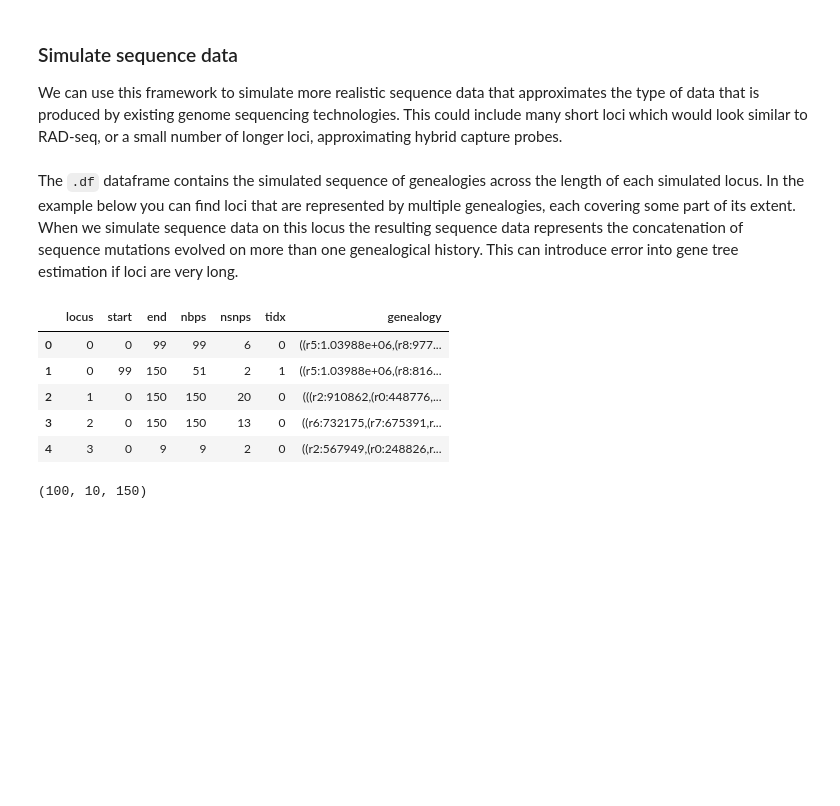
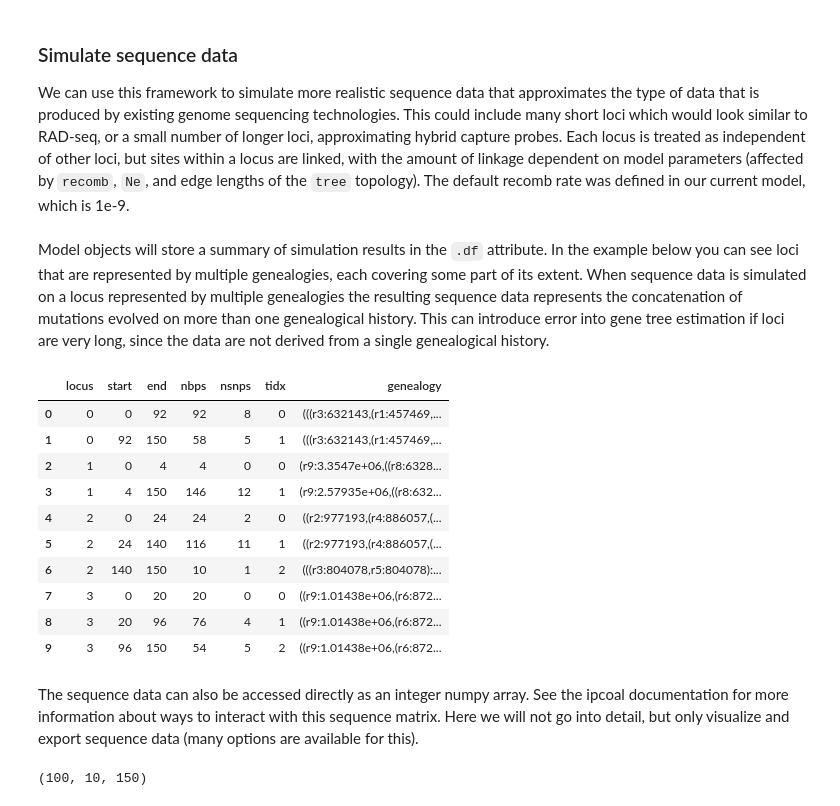
Before and after one commit to genomics-course/2020-ipcoal, a Jupyter notebook: nb-1-introduction.ipynb, the cells around one changed output. Drawn from its saved outputs; the diff is of its cells as text; code cells hidden in the pictures; blank space fills up the shorter version.

```diff
--- a/nb-1-introduction.ipynb
+++ b/nb-1-introduction.ipynb
@@ -165,4 +178,4 @@ mtre.draw(ts='c', layout='d', tip_labels=True, shared_axes=True, height=200, fix
 # %% [markdown]
 ### Simulate sequence data
-We can use this framework to simulate more realistic sequence data that approximates the type of data that is produced by existing genome sequencing technologies. This could include many short loci which would look similar to RAD-seq, or a small number of longer loci, approximating hybrid capture probes.
+We can use this framework to simulate more realistic sequence data that approximates the type of data that is produced by existing genome sequencing technologies. This could include many short loci which would look similar to RAD-seq, or a small number of longer loci, approximating hybrid capture probes. Each locus is treated as independent of other loci, but sites within a locus are linked, with the amount of linkage dependent on model parameters (affected by `recomb`, `Ne`, and edge lengths of the `tree` topology). The default recomb rate was defined in our current model, which is 1e-9.
 # %%
@@ -170,14 +183,21 @@ We can use this framework to simulate more realistic sequence data that approxim
 model.sim_loci(nloci=100, nsites=150)
 # %% [markdown]
-The `.df` dataframe contains the simulated sequence of genealogies across the length of each simulated locus. In the example below you can find loci that are represented by multiple genealogies, each covering some part of its extent. When we simulate sequence data on this locus the resulting sequence data represents the concatenation of sequence mutations evolved on more than one genealogical history. This can introduce error into gene tree estimation if loci are very long.
+Model objects will store a summary of simulation results in the `.df` attribute. In the example below you can see loci that are represented by multiple genealogies, each covering some part of its extent. When sequence data is simulated on a locus represented by multiple genealogies the resulting sequence data represents the concatenation of mutations evolved on more than one genealogical history. This can introduce error into gene tree estimation if loci are very long, since the data are not derived from a single genealogical history.
 # %%
 # the genealogical variation is also stored in a dataframe
-model.df.head()
+model.df.head(10)
 # %% [output]
 |  | locus | start | end | nbps | nsnps | tidx | genealogy |
-| 0 | 0 | 0 | 99 | 99 | 6 | 0 | ((r5:1.03988e+06,(r8:977... |
-| 1 | 0 | 99 | 150 | 51 | 2 | 1 | ((r5:1.03988e+06,(r8:816... |
-| 2 | 1 | 0 | 150 | 150 | 20 | 0 | (((r2:910862,(r0:448776,... |
-| 3 | 2 | 0 | 150 | 150 | 13 | 0 | ((r6:732175,(r7:675391,r... |
-| 4 | 3 | 0 | 9 | 9 | 2 | 0 | ((r2:567949,(r0:248826,r... |
+| 0 | 0 | 0 | 92 | 92 | 8 | 0 | (((r3:632143,(r1:457469,... |
+| 1 | 0 | 92 | 150 | 58 | 5 | 1 | (((r3:632143,(r1:457469,... |
+| 2 | 1 | 0 | 4 | 4 | 0 | 0 | (r9:3.3547e+06,((r8:6328... |
+| 3 | 1 | 4 | 150 | 146 | 12 | 1 | (r9:2.57935e+06,((r8:632... |
+| 4 | 2 | 0 | 24 | 24 | 2 | 0 | ((r2:977193,(r4:886057,(... |
+| 5 | 2 | 24 | 140 | 116 | 11 | 1 | ((r2:977193,(r4:886057,(... |
+| 6 | 2 | 140 | 150 | 10 | 1 | 2 | (((r3:804078,r5:804078):... |
+| 7 | 3 | 0 | 20 | 20 | 0 | 0 | ((r9:1.01438e+06,(r6:872... |
+| 8 | 3 | 20 | 96 | 76 | 4 | 1 | ((r9:1.01438e+06,(r6:872... |
+| 9 | 3 | 96 | 150 | 54 | 5 | 2 | ((r9:1.01438e+06,(r6:872... |
+# %% [markdown]
+The sequence data can also be accessed directly as an integer numpy array. See the ipcoal documentation for more information about ways to interact with this sequence matrix. Here we will not go into detail, but only visualize and export sequence data (many options are available for this).
 # %%
```
Also changed, not shown: parts of 22 cells of this notebook, 3 other files.
